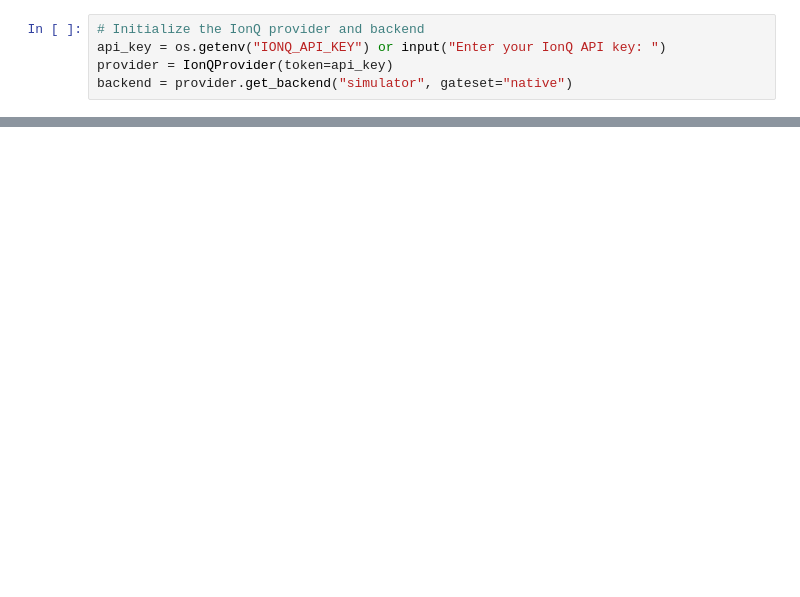
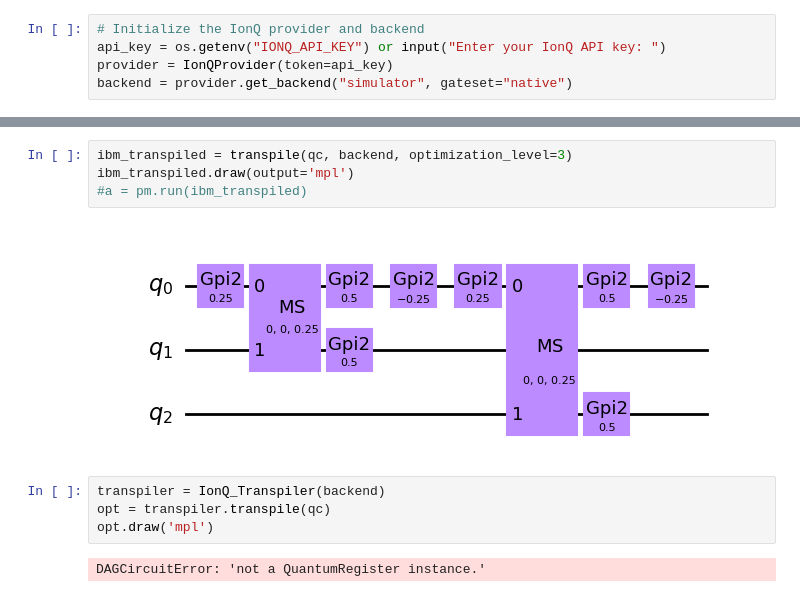
Before and after one commit to huyenemma/ionq_optimizer, a Jupyter notebook: main.ipynb, the cells around one changed output, grey strips where cells are left out. Drawn from its saved outputs; the diff is of its cells as text; blank space fills up the shorter version.

```diff
--- a/main.ipynb
+++ b/main.ipynb
@@ -99,0 +127,12 @@ AttributeError: 'DAGOutNode' object has no attribute 'name'
+# %%
+ibm_transpiled = transpile(qc, backend, optimization_level=3)
+ibm_transpiled.draw(output='mpl')
+#a = pm.run(ibm_transpiled)
+# %% [output]
+[figure, added]
+# %%
+transpiler = IonQ_Transpiler(backend)
+opt = transpiler.transpile(qc)
+opt.draw('mpl')
+# %% [output]
+DAGCircuitError: 'not a QuantumRegister instance.'
```
Also changed, not shown: parts of 24 cells of this notebook, 7 other files.
